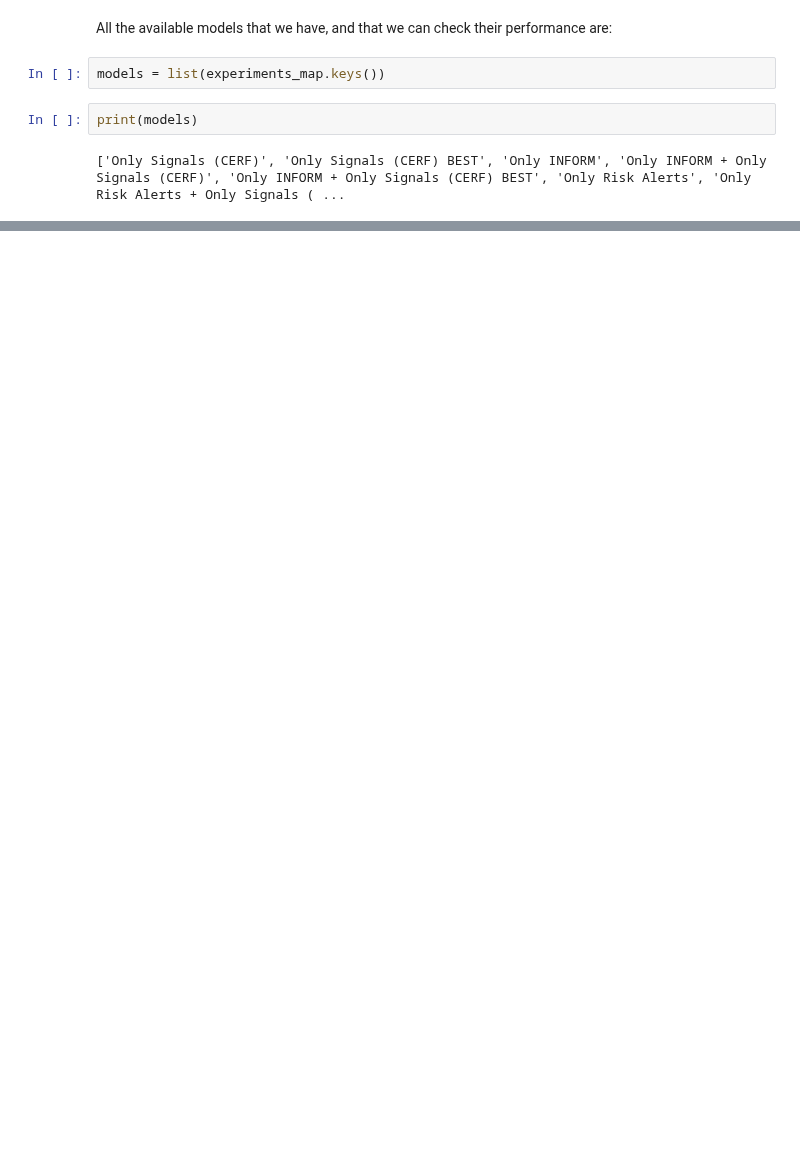
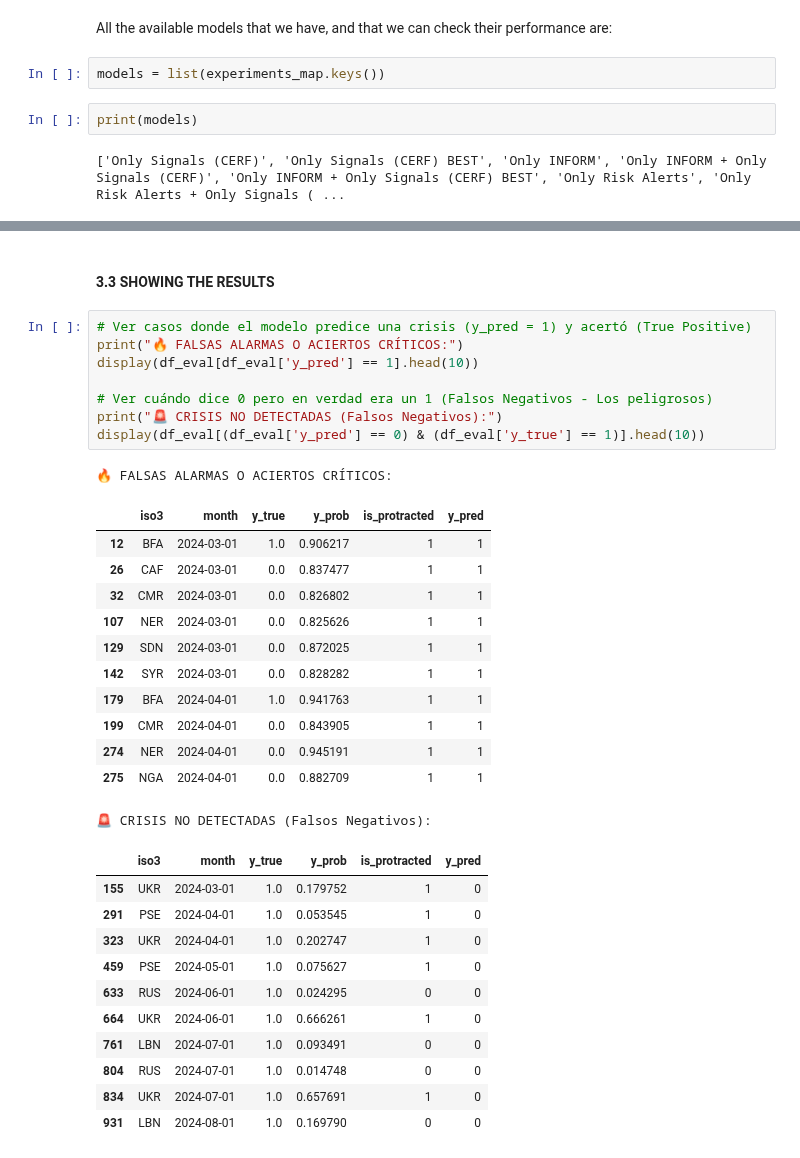
Before and after one commit to gallagelpi/Master_thesis, a Jupyter notebook: pipeline/results.ipynb, the cells around one changed output, grey strips where cells are left out. Cells and saved outputs as stored; diff of their text form; blank space fills up the shorter version.

Commit message:
results

```diff
--- a/pipeline/results.ipynb
+++ b/pipeline/results.ipynb
@@ -193,0 +509,35 @@ hard_onset_signal    0.041411
+# %% [markdown]
+#### 3.3 SHOWING THE RESULTS
+# %%
+# Ver casos donde el modelo predice una crisis (y_pred = 1) y acertó (True Positive)
+print("🔥 FALSAS ALARMAS O ACIERTOS CRÍTICOS:")
+display(df_eval[df_eval['y_pred'] == 1].head(10))
+
+# Ver cuándo dice 0 pero en verdad era un 1 (Falsos Negativos - Los peligrosos)
+print("🚨 CRISIS NO DETECTADAS (Falsos Negativos):")
+display(df_eval[(df_eval['y_pred'] == 0) & (df_eval['y_true'] == 1)].head(10))
+# %% [output]
+🔥 FALSAS ALARMAS O ACIERTOS CRÍTICOS:
+|  | iso3 | month | y_true | y_prob | is_protracted | y_pred |
+| 12 | BFA | 2024-03-01 | 1.0 | 0.906217 | 1 | 1 |
+| 26 | CAF | 2024-03-01 | 0.0 | 0.837477 | 1 | 1 |
+| 32 | CMR | 2024-03-01 | 0.0 | 0.826802 | 1 | 1 |
+| 107 | NER | 2024-03-01 | 0.0 | 0.825626 | 1 | 1 |
+| 129 | SDN | 2024-03-01 | 0.0 | 0.872025 | 1 | 1 |
+| 142 | SYR | 2024-03-01 | 0.0 | 0.828282 | 1 | 1 |
+| 179 | BFA | 2024-04-01 | 1.0 | 0.941763 | 1 | 1 |
+| 199 | CMR | 2024-04-01 | 0.0 | 0.843905 | 1 | 1 |
+| 274 | NER | 2024-04-01 | 0.0 | 0.945191 | 1 | 1 |
+| 275 | NGA | 2024-04-01 | 0.0 | 0.882709 | 1 | 1 |
+🚨 CRISIS NO DETECTADAS (Falsos Negativos):
+|  | iso3 | month | y_true | y_prob | is_protracted | y_pred |
+| 155 | UKR | 2024-03-01 | 1.0 | 0.179752 | 1 | 0 |
+| 291 | PSE | 2024-04-01 | 1.0 | 0.053545 | 1 | 0 |
+| 323 | UKR | 2024-04-01 | 1.0 | 0.202747 | 1 | 0 |
+| 459 | PSE | 2024-05-01 | 1.0 | 0.075627 | 1 | 0 |
+| 633 | RUS | 2024-06-01 | 1.0 | 0.024295 | 0 | 0 |
+| 664 | UKR | 2024-06-01 | 1.0 | 0.666261 | 1 | 0 |
+| 761 | LBN | 2024-07-01 | 1.0 | 0.093491 | 0 | 0 |
+| 804 | RUS | 2024-07-01 | 1.0 | 0.014748 | 0 | 0 |
+| 834 | UKR | 2024-07-01 | 1.0 | 0.657691 | 1 | 0 |
+| 931 | LBN | 2024-08-01 | 1.0 | 0.169790 | 0 | 0 |
```
Also changed, not shown: parts of 13 cells of this notebook, 3 other files.
